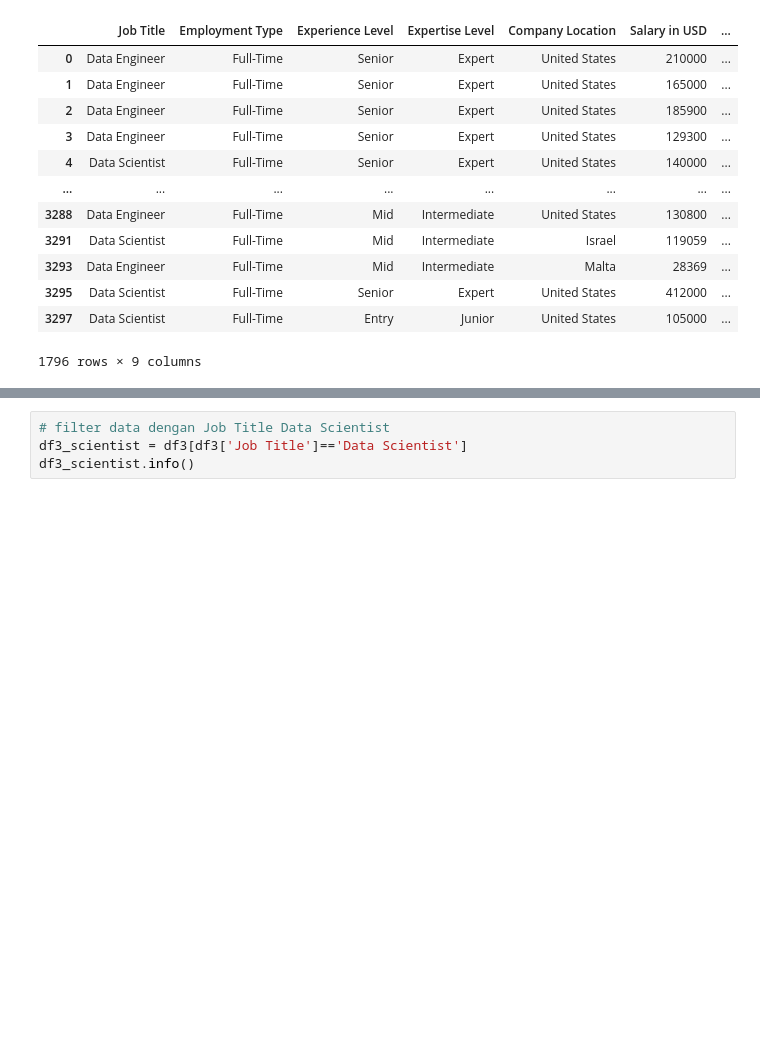
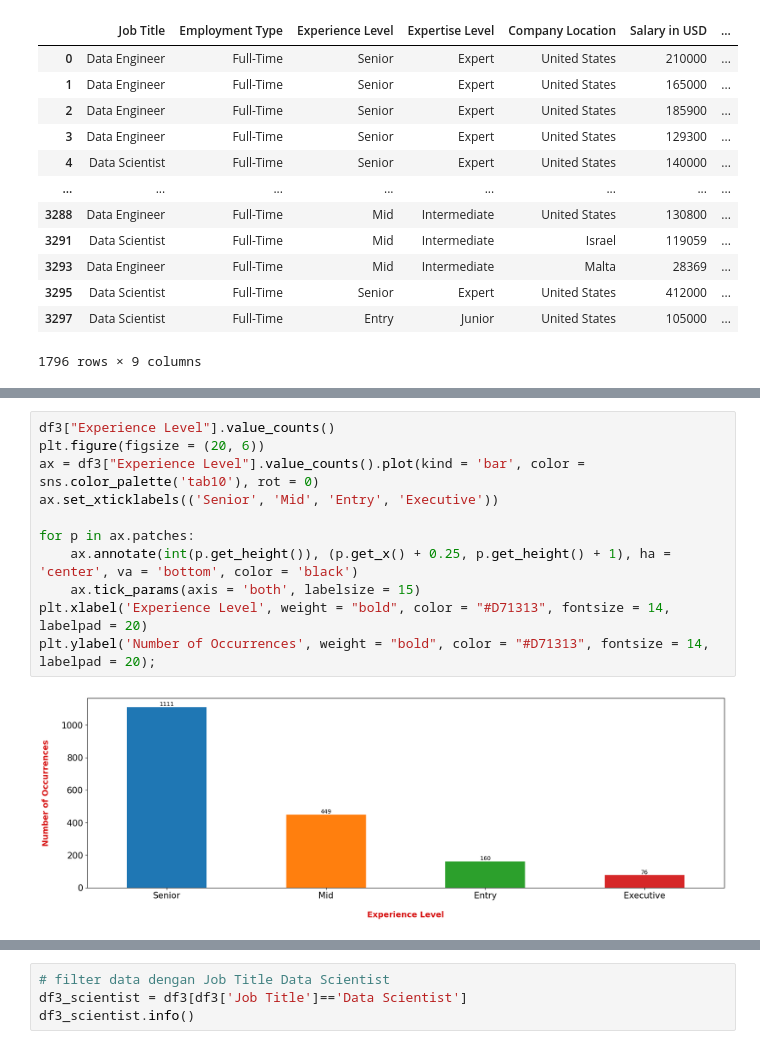
Before and after one commit to CODA-Assignment-Bay/p1-coda001-rmt-m2-lusitaniarc, a Jupyter notebook: P1M2_lusitania.ipynb, the cells around one changed output, grey strips where cells are left out. Saved outputs shown, nothing was run; the diff lists cells and outputs as text; blank space fills up the shorter version.

```diff
--- a/P1M2_lusitania.ipynb
+++ b/P1M2_lusitania.ipynb
@@ -156,0 +214,13 @@ df3
+# %%
+df3["Experience Level"].value_counts()
+plt.figure(figsize = (20, 6))
+ax = df3["Experience Level"].value_counts().plot(kind = 'bar', color = sns.color_palette('tab10'), rot = 0)
+ax.set_xticklabels(('Senior', 'Mid', 'Entry', 'Executive'))
+
+for p in ax.patches:
+    ax.annotate(int(p.get_height()), (p.get_x() + 0.25, p.get_height() + 1), ha = 'center', va = 'bottom', color = 'black')
+    ax.tick_params(axis = 'both', labelsize = 15)
+plt.xlabel('Experience Level', weight = "bold", color = "#D71313", fontsize = 14, labelpad = 20)
+plt.ylabel('Number of Occurrences', weight = "bold", color = "#D71313", fontsize = 14, labelpad = 20);
+# %% [output]
+[figure, added]
```
Also changed, not shown: parts of 19 cells of this notebook, 3 other files.
